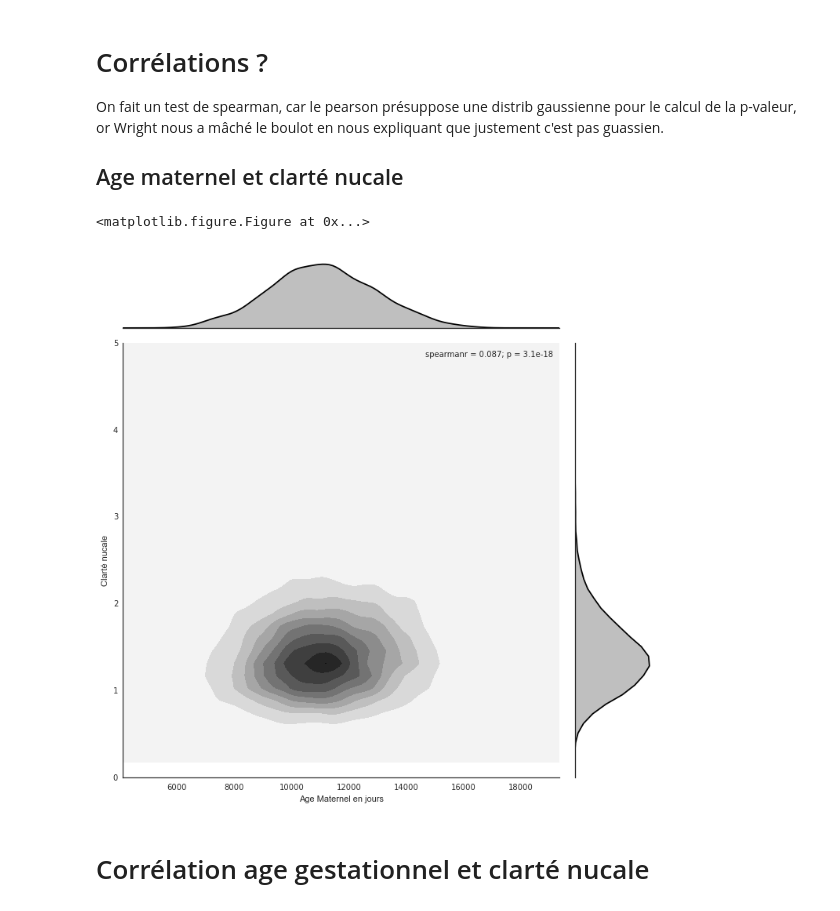
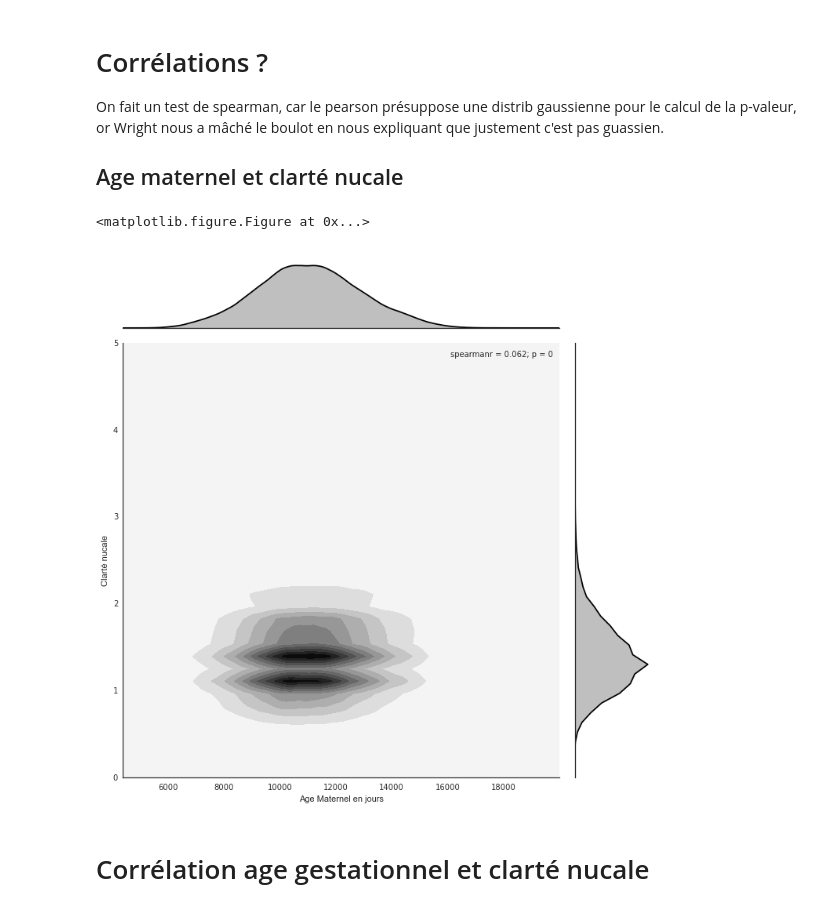
Before and after one commit to edouardklein/NuchalTransluency, a Jupyter notebook: Corrélations Clarté Nucale.ipynb, the cells around one changed output. Cells and saved outputs as stored; diff of their text form; code cells hidden in the pictures.

```diff
--- a/Corrélations Clarté Nucale.ipynb
+++ b/Corrélations Clarté Nucale.ipynb
@@ -75,16 +75,16 @@ On fait un test de spearman, car le pearson présuppose une distrib gaussienne p
 # %%
 plt.figure(figsize=(15,15))
 with sns.axes_style("white"):
-    sns.jointplot(x=data['Age Maternel en jours'][:10000],
-                  y=data['Clarté nucale'][:10000],
+    sns.jointplot(x=data['Age Maternel en jours'],
+                  y=data['Clarté nucale'],
                   ylim=[0, 5],
                   kind="kde", color="k",
                   size=10,
                 stat_func=scipy.stats.spearmanr);
 #plt.savefig('CNvsAM.pdf')
 # %% [output]
 <matplotlib.figure.Figure at 0x...>
-[figure, old version]
+[figure, new version]
 # %% [markdown]
 # Corrélation age gestationnel et clarté nucale
 # %%
```
Also changed, not shown: parts of 1 cell of this notebook.
